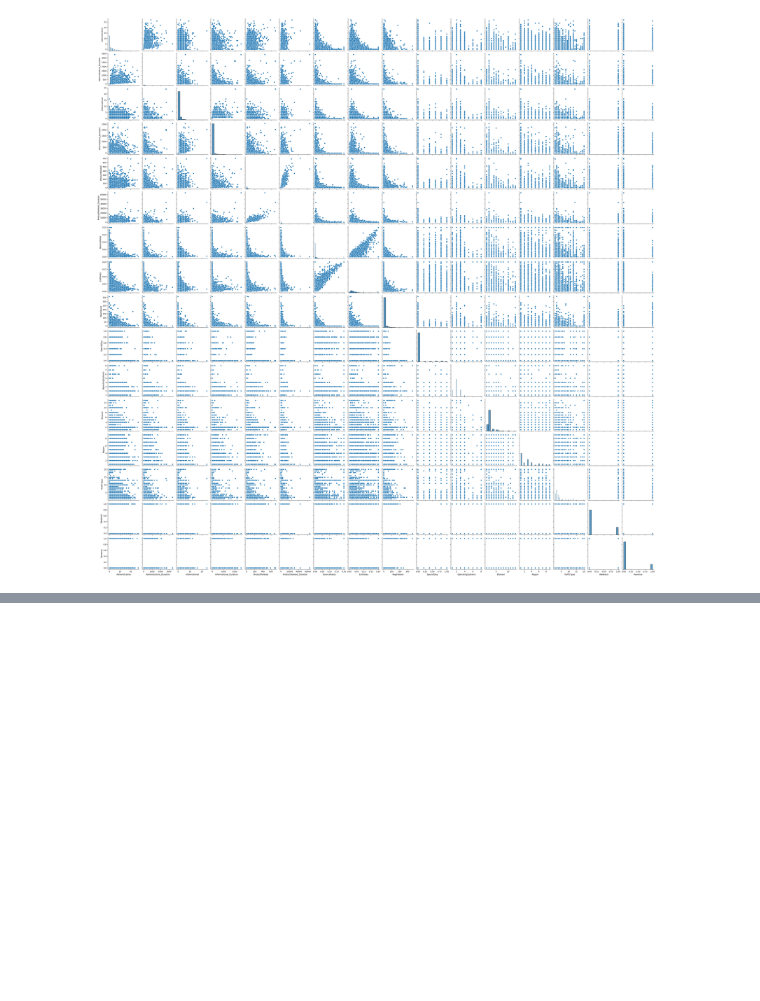
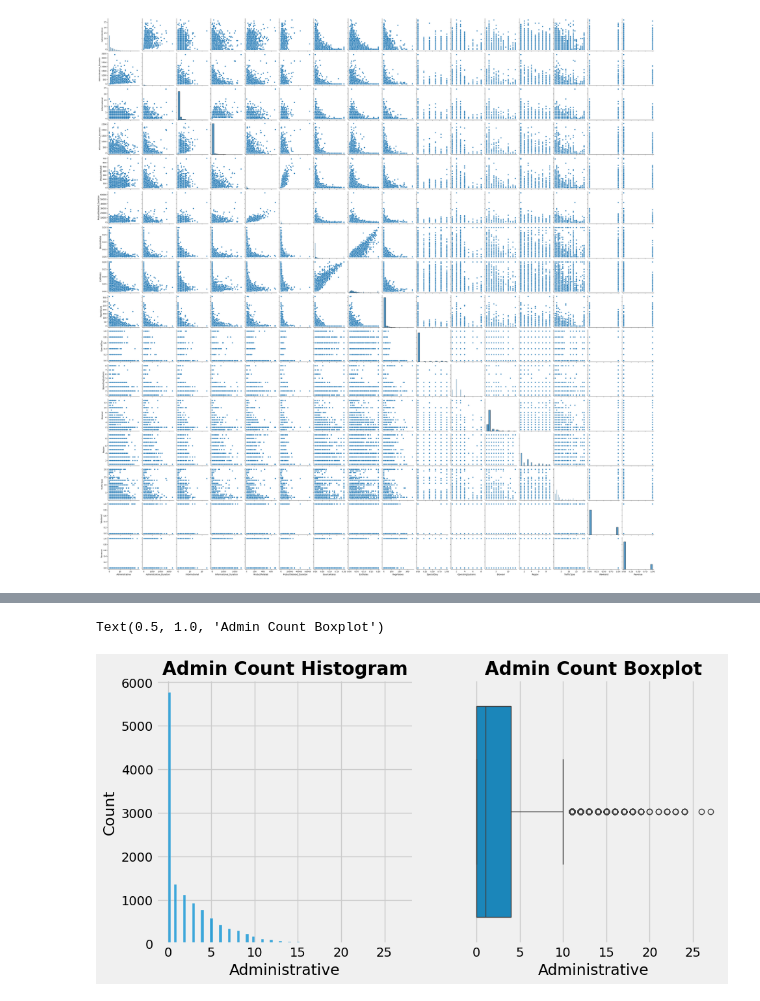
Before and after one commit to LittleMac24/shopping-analysis, a Jupyter notebook: src/eda-analysis.ipynb, the cells around one changed output, grey strips where cells are left out. Drawn from its saved outputs; the diff is of its cells as text; code cells hidden in the pictures; blank space fills up the shorter version.

```diff
--- a/src/eda-analysis.ipynb
+++ b/src/eda-analysis.ipynb
@@ -73,0 +124,24 @@ We are looking to find individual Relationships between Revenue (Yes=1, No=0) an
+# %%
+plt.style.use('fivethirtyeight')
+
+fig, (ax1, ax2) = plt.subplots(1,2)
+fig.set_figheight(5)
+fig.set_figwidth(10)
+
+
+sns.histplot(
+    x = 'Administrative',
+    data=df_shopper,
+    stat='count',
+    ax= ax1
+)
+
+sns.boxplot(x = 'Administrative',
+            data=df_shopper,
+            ax= ax2)
+
+ax1.set_title('Admin Count Histogram', fontweight='bold')
+ax2.set_title('Admin Count Boxplot', fontweight='bold')
+# %% [output]
+Text(0.5, 1.0, 'Admin Count Boxplot')
+[figure, added]
```
Also changed, not shown: parts of 11 cells of this notebook.
